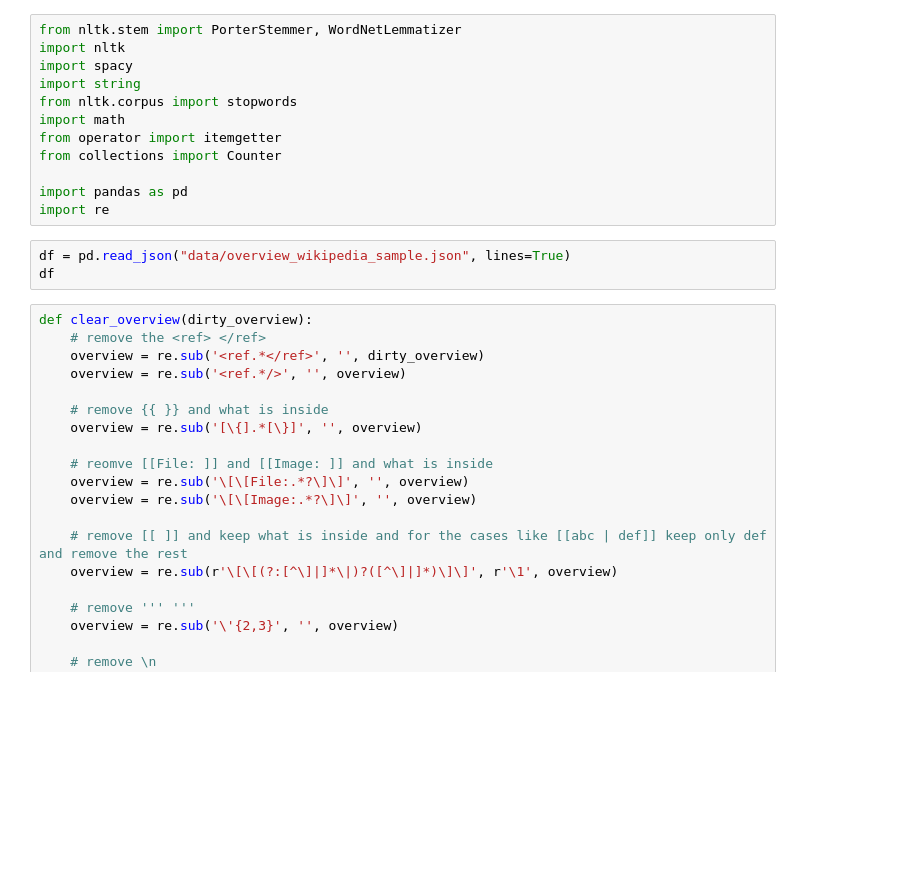
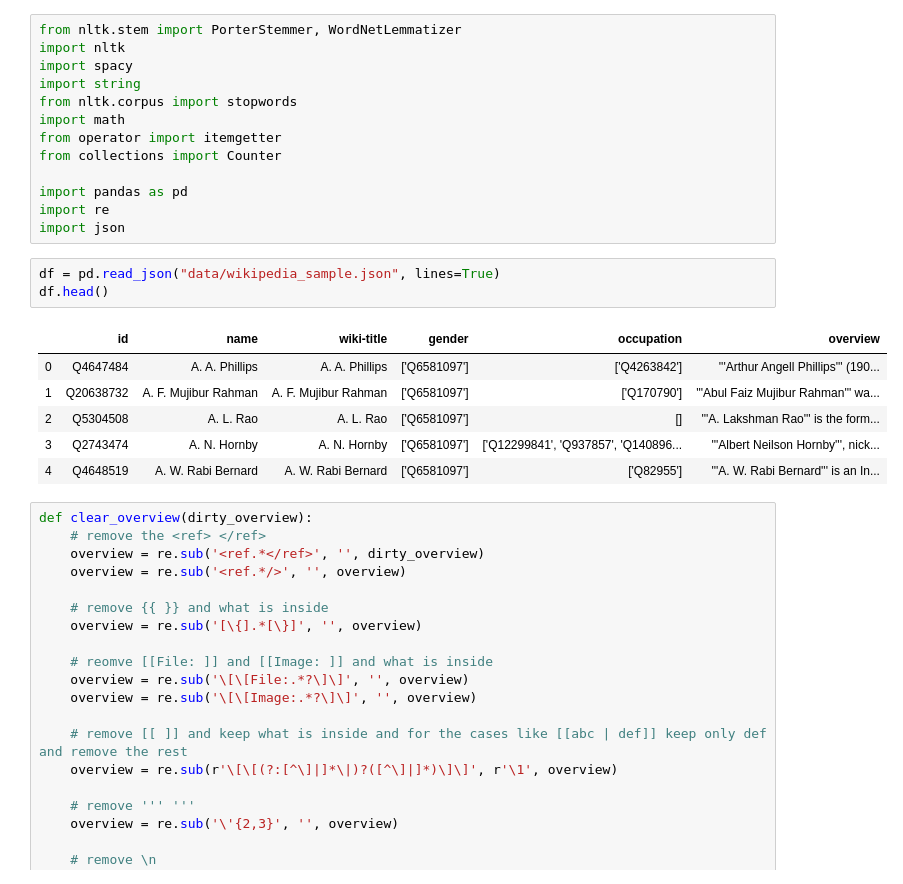
Before and after one commit to natbolon/wiki-gender, a Jupyter notebook: text analysis.ipynb, the cells around one changed output. Drawn from its saved outputs; the diff is of its cells as text; blank space fills up the shorter version.

```diff
--- a/text analysis.ipynb
+++ b/text analysis.ipynb
@@ -10,9 +10,17 @@ from collections import Counter
 
 import pandas as pd
 import re
+import json
 # %%
-df = pd.read_json("data/overview_wikipedia_sample.json", lines=True)
-df
+df = pd.read_json("data/wikipedia_sample.json", lines=True)
+df.head()
+# %% [output]
+|  | id | name | wiki-title | gender | occupation | overview |
+| 0 | Q4647484 | A. A. Phillips | A. A. Phillips | ['Q6581097'] | ['Q4263842'] | '''Arthur Angell Phillips''' (190... |
+| 1 | Q20638732 | A. F. Mujibur Rahman | A. F. Mujibur Rahman | ['Q6581097'] | ['Q170790'] | '''Abul Faiz Mujibur Rahman''' wa... |
+| 2 | Q5304508 | A. L. Rao | A. L. Rao | ['Q6581097'] | [] | '''A. Lakshman Rao''' is the form... |
+| 3 | Q2743474 | A. N. Hornby | A. N. Hornby | ['Q6581097'] | ['Q12299841', 'Q937857', 'Q140896... | '''Albert Neilson Hornby''', nick... |
+| 4 | Q4648519 | A. W. Rabi Bernard | A. W. Rabi Bernard | ['Q6581097'] | ['Q82955'] | '''A. W. Rabi Bernard''' is an In... |
 # %%
 def clear_overview(dirty_overview):
     # remove the <ref> </ref>
```
Also changed, not shown: parts of 7 cells of this notebook, 2 other files.
